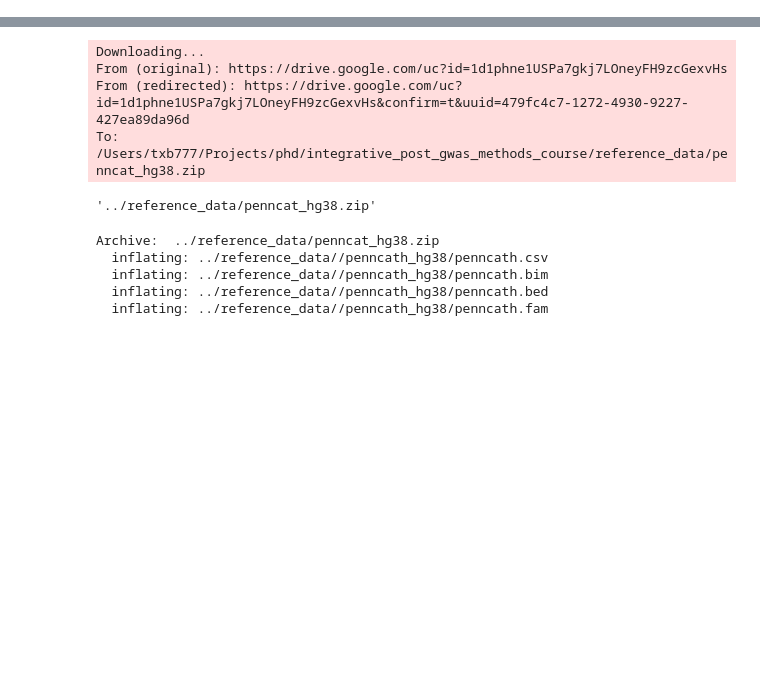
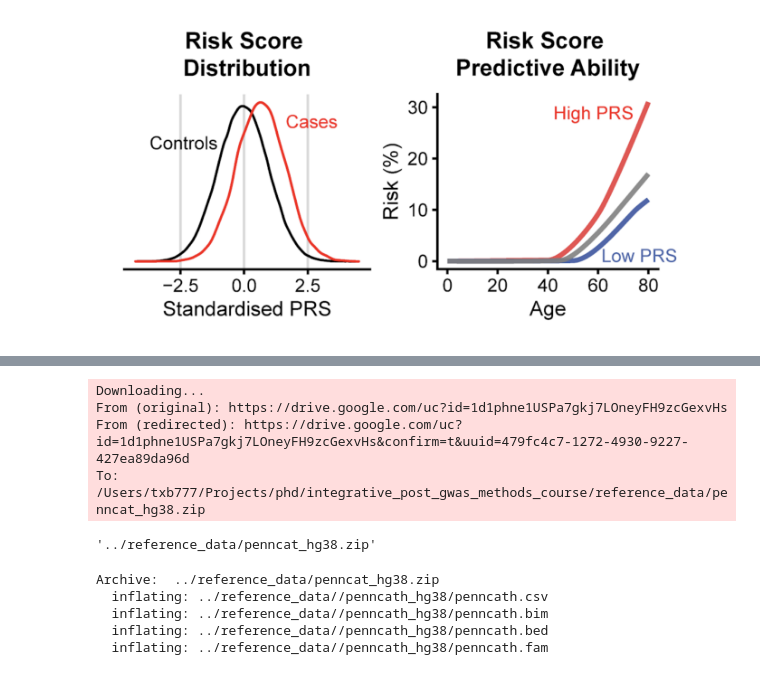
Before and after one commit to RasmussenLab/integrative_post_gwas_methods_course, a Jupyter notebook: notebooks/eir-fm-combined.ipynb, the cells around one changed output, grey strips where cells are left out. Cells and saved outputs as stored; diff of their text form; code cells hidden in the pictures; blank space fills up the shorter version.

```diff
--- a/notebooks/eir-fm-combined.ipynb
+++ b/notebooks/eir-fm-combined.ipynb
@@ -2,0 +18,5 @@
+# %%
+from IPython.display import Image, display
+display(Image(filename="../docs/static/figures/PGS_Illustration.png", width=600))
+# %% [output]
+[figure, added]
```
Also changed, not shown: parts of 19 cells of this notebook, 1 other file.
